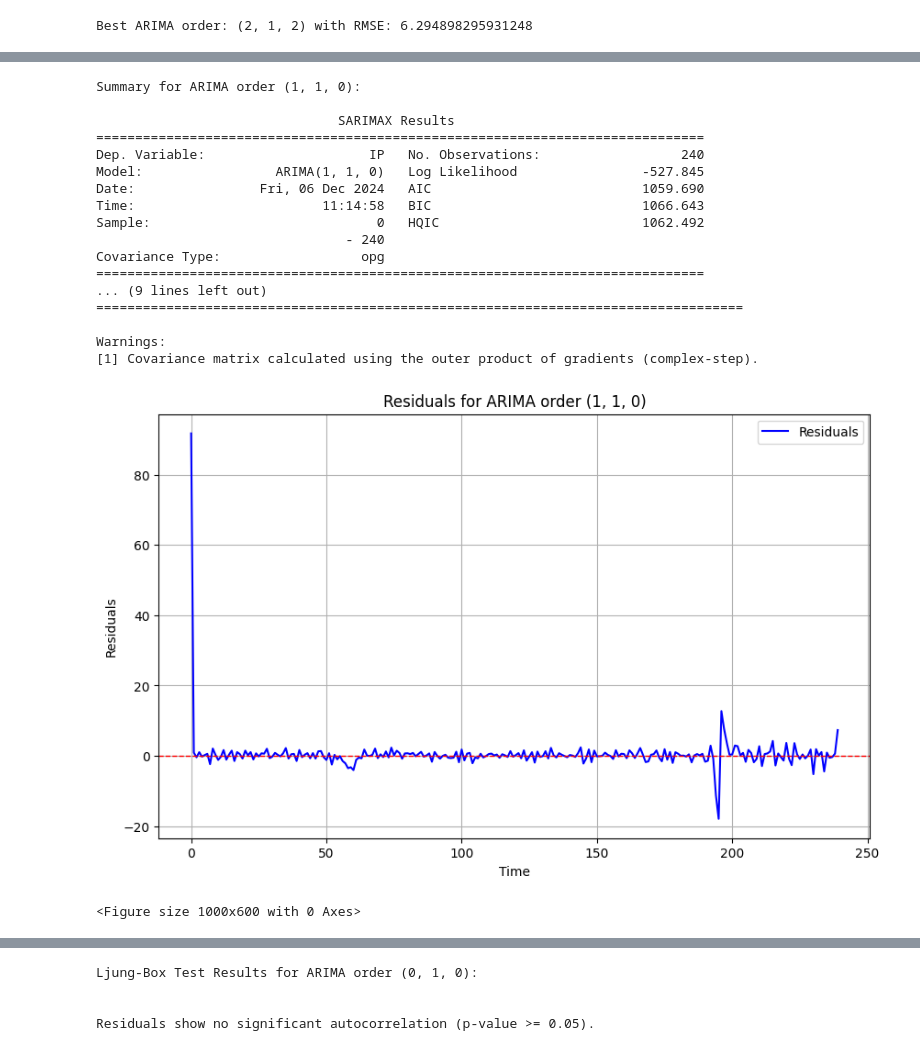
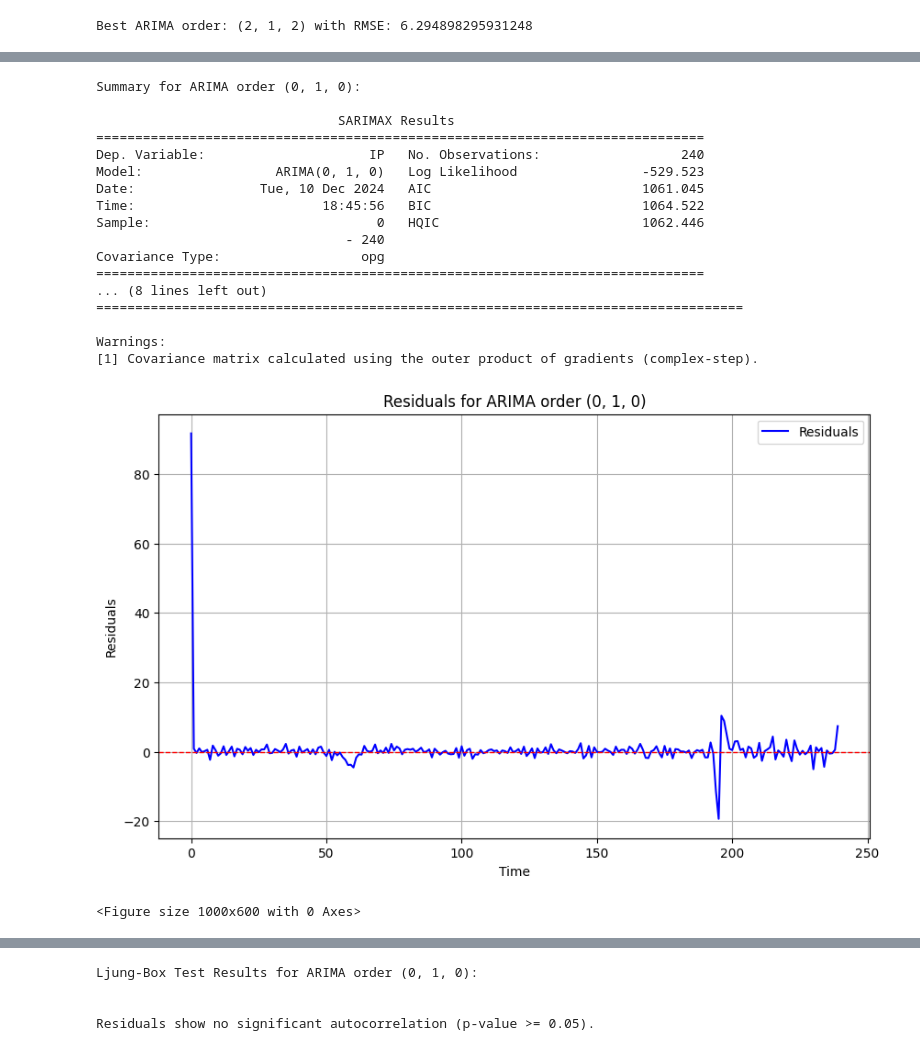
Before and after one commit to lorenzrossi/GaR, a Jupyter notebook: src/arima_test.ipynb, the cells around one changed output, grey strips where cells are left out. Cells and saved outputs as stored; diff of their text form; code cells hidden in the pictures.

```diff
--- a/src/arima_test.ipynb
+++ b/src/arima_test.ipynb
@@ -115,24 +138,24 @@ Best ARIMA order: (2, 1, 2) with RMSE: 6.294898295931248
 # %%
-analyze_order((1, 1, 0), order_results)
+analyze_order((0, 1, 0), order_results)
 # %% [output]
-Summary for ARIMA order (1, 1, 0):
+Summary for ARIMA order (0, 1, 0):
 
                                SARIMAX Results
 ==============================================================================
 Dep. Variable:                     IP   No. Observations:                  240
-Model:                 ARIMA(1, 1, 0)   Log Likelihood                -527.845
-Date:                Fri, 06 Dec 2024   AIC                           1059.690
-Time:                        11:14:58   BIC                           1066.643
-Sample:                             0   HQIC                          1062.492
+Model:                 ARIMA(0, 1, 0)   Log Likelihood                -529.523
+Date:                Tue, 10 Dec 2024   AIC                           1061.045
+Time:                        18:45:56   BIC                           1064.522
+Sample:                             0   HQIC                          1062.446
                                 - 240
 Covariance Type:                  opg
 ==============================================================================
-... (9 lines left out)
+... (8 lines left out)
 ===================================================================================
 
 Warnings:
 [1] Covariance matrix calculated using the outer product of gradients (complex-step).
-[figure, old version]
+[figure, new version]
 <Figure size 1000x600 with 0 Axes>
 [figure]
 # %%
```
Also changed, not shown: parts of 7 cells of this notebook, 1 other file.
